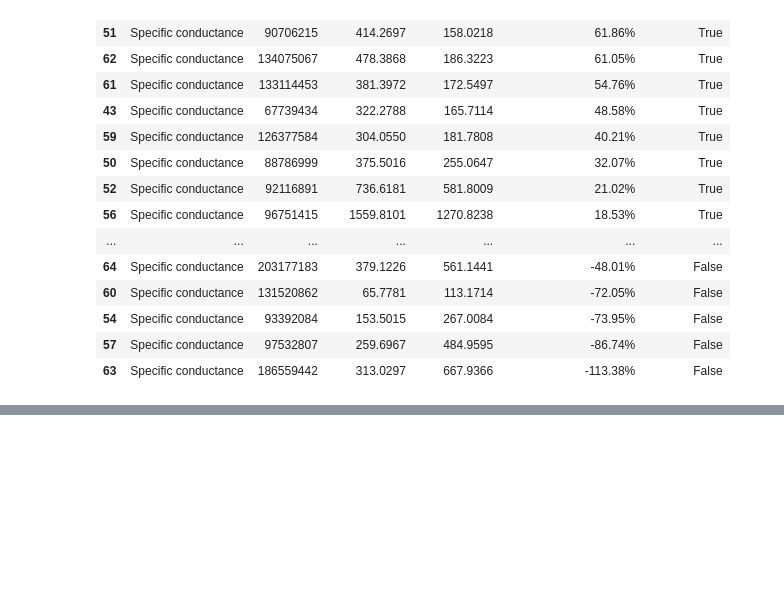
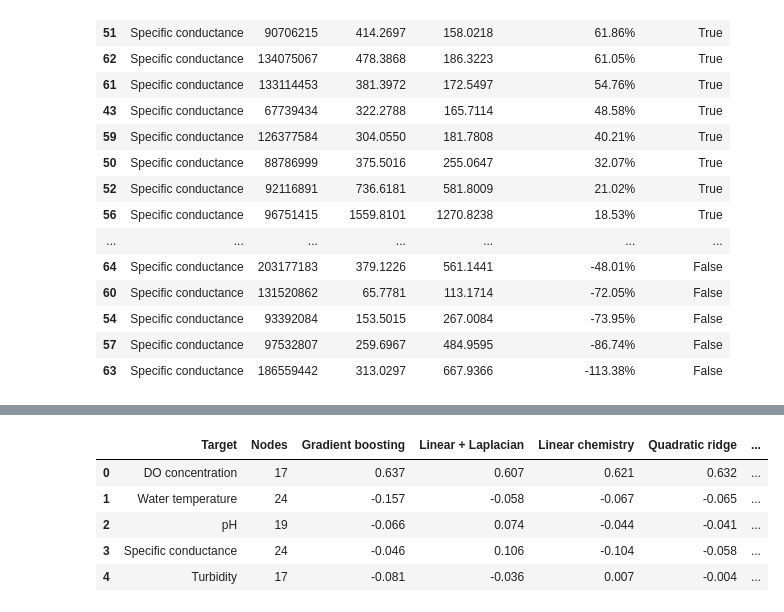
Before and after one commit to andrewc156/rivernets, a Jupyter notebook: largest_uncompressed_laplacian.ipynb, the cells around one changed output, grey strips where cells are left out. Drawn from its saved outputs; the diff is of its cells as text; code cells hidden in the pictures; blank space fills up the shorter version.

```diff
--- a/largest_uncompressed_laplacian.ipynb
+++ b/largest_uncompressed_laplacian.ipynb
@@ -5513,0 +6876,71 @@ Specific conductance
+# %%
+r2_table = (
+    model_loo_results
+    .pivot(
+        index=[
+            "Target",
+            "Nodes"
+        ],
+        columns="Model",
+        values="R2"
+    )
+    .reset_index()
+)
+
+
+r2_table.columns.name = None
+
+
+target_order = [
+    "DO concentration",
+    "Water temperature",
+    "pH",
+    "Specific conductance",
+    "Turbidity"
+]
+
+
+r2_table["Target"] = pd.Categorical(
+    r2_table["Target"],
+    categories=target_order,
+    ordered=True
+)
+
+
+r2_table = (
+    r2_table
+    .sort_values(
+        "Target"
+    )
+    .reset_index(
+        drop=True
+    )
+)
+
+
+display(
+    r2_table.style.format({
+
+        "Linear chemistry":
+            "{:.3f}",
+
+        "Linear + Laplacian":
+            "{:.3f}",
+
+        "Seasonal linear":
+            "{:.3f}",
+
+        "Gradient boosting":
+            "{:.3f}",
+
+        "Quadratic ridge":
+            "{:.3f}"
+    })
+)
+# %% [output]
+|  | Target | Nodes | Gradient boosting | Linear + Laplacian | Linear chemistry | Quadratic ridge | ... |
+| 0 | DO concentration | 17 | 0.637 | 0.607 | 0.621 | 0.632 | ... |
+| 1 | Water temperature | 24 | -0.157 | -0.058 | -0.067 | -0.065 | ... |
+| 2 | pH | 19 | -0.066 | 0.074 | -0.044 | -0.041 | ... |
+| 3 | Specific conductance | 24 | -0.046 | 0.106 | -0.104 | -0.058 | ... |
+| 4 | Turbidity | 17 | -0.081 | -0.036 | 0.007 | -0.004 | ... |
```
Also changed, not shown: parts of 8 cells of this notebook, 3 other files.
